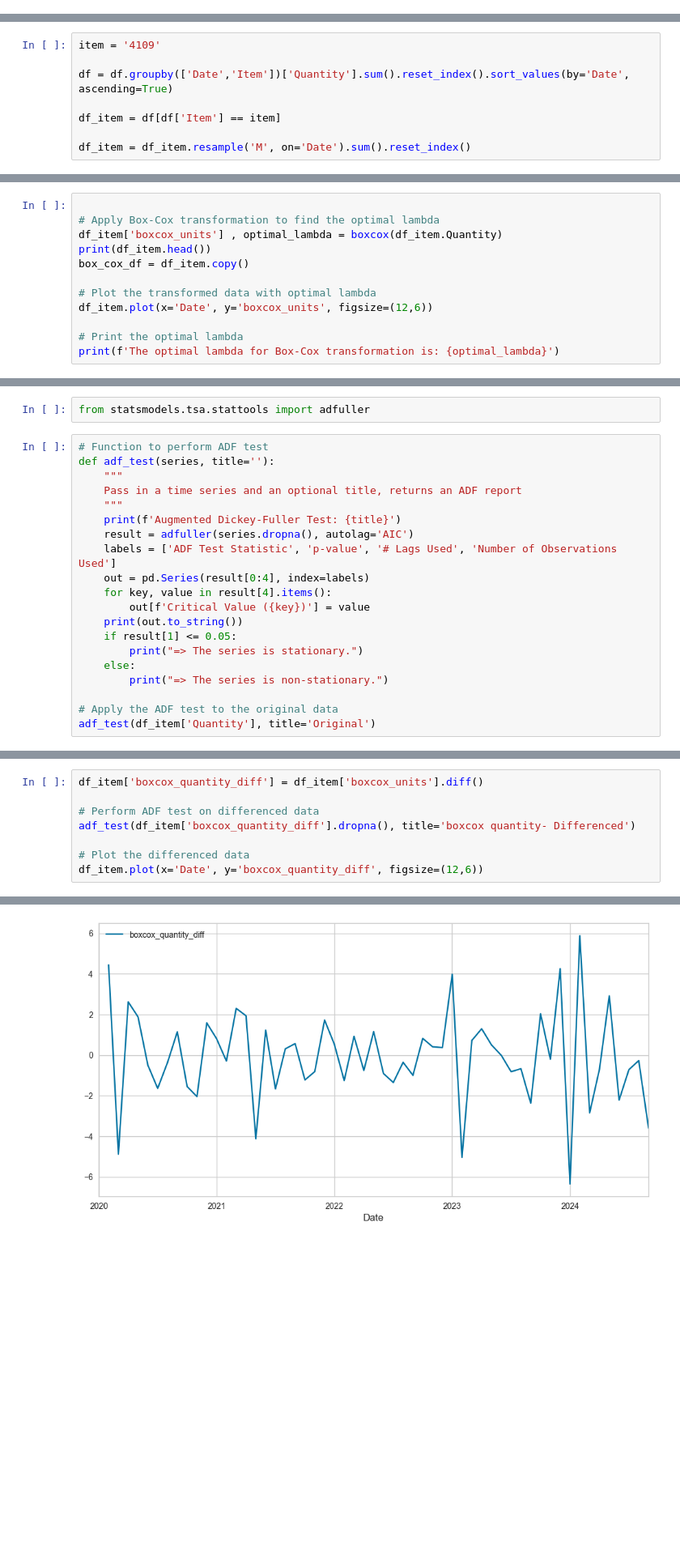
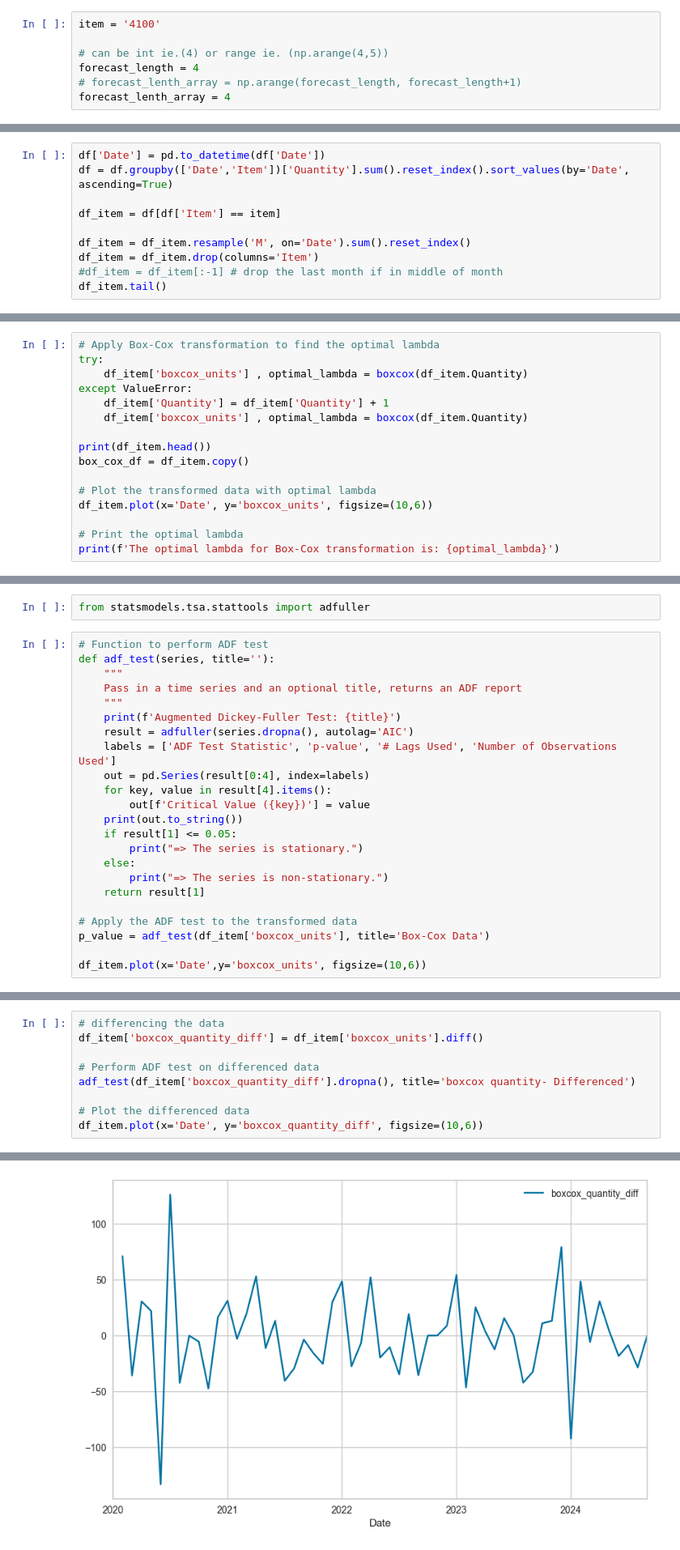
Before and after one commit to claytonshaw/Portfolio, a Jupyter notebook: Work/pycaret_forecasting.ipynb, the cells around one changed output, grey strips where cells are left out. Shown at 81% size. Drawn from its saved outputs; the diff is of its cells as text; blank space fills up the shorter version.

```diff
--- a/Work/pycaret_forecasting.ipynb
+++ b/Work/pycaret_forecasting.ipynb
@@ -6,0 +9,7 @@ df = pd.read_csv('Items Shipped by Item by Month.csv')
+# %%
+item = '4100'
+
+# can be int ie.(4) or range ie. (np.arange(4,5))
+forecast_length = 4
+# forecast_lenth_array = np.arange(forecast_length, forecast_length+1)
+forecast_lenth_array = 4
@@ -35,8 +46,10 @@ df['Date'] = pd.to_datetime(df['Date'])
 # %%
-item = '4109'
-
+df['Date'] = pd.to_datetime(df['Date'])
 df = df.groupby(['Date','Item'])['Quantity'].sum().reset_index().sort_values(by='Date', ascending=True)
 
 df_item = df[df['Item'] == item]
 
 df_item = df_item.resample('M', on='Date').sum().reset_index()
+df_item = df_item.drop(columns='Item')
+#df_item = df_item[:-1] # drop the last month if in middle of month
+df_item.tail()
@@ -66,14 +73,18 @@ unchanged_df = df_item.copy()
 # %%
 from scipy.stats import boxcox
 # %%
+# Apply Box-Cox transformation to find the optimal lambda
+try:
+    df_item['boxcox_units'] , optimal_lambda = boxcox(df_item.Quantity)
+except ValueError:
+    df_item['Quantity'] = df_item['Quantity'] + 1
+    df_item['boxcox_units'] , optimal_lambda = boxcox(df_item.Quantity)
 
-# Apply Box-Cox transformation to find the optimal lambda
-df_item['boxcox_units'] , optimal_lambda = boxcox(df_item.Quantity)
 print(df_item.head())
 box_cox_df = df_item.copy()
 
 # Plot the transformed data with optimal lambda
-df_item.plot(x='Date', y='boxcox_units', figsize=(12,6))
+df_item.plot(x='Date', y='boxcox_units', figsize=(10,6))
 
 # Print the optimal lambda
 print(f'The optimal lambda for Box-Cox transformation is: {optimal_lambda}')
@@ -122,7 +133,10 @@ def adf_test(series, title=''):
         print("=> The series is stationary.")
     else:
         print("=> The series is non-stationary.")
+    return result[1]
 
-# Apply the ADF test to the original data
-adf_test(df_item['Quantity'], title='Original')
+# Apply the ADF test to the transformed data
+p_value = adf_test(df_item['boxcox_units'], title='Box-Cox Data')
+
+df_item.plot(x='Date',y='boxcox_units', figsize=(10,6))
 # %% [output]
@@ -138,10 +156,11 @@ Critical Value (10%)          -2.595137e+00
 # %%
+# differencing the data
 df_item['boxcox_quantity_diff'] = df_item['boxcox_units'].diff()
 
 # Perform ADF test on differenced data
 adf_test(df_item['boxcox_quantity_diff'].dropna(), title='boxcox quantity- Differenced')
 
 # Plot the differenced data
-df_item.plot(x='Date', y='boxcox_quantity_diff', figsize=(12,6))
+df_item.plot(x='Date', y='boxcox_quantity_diff', figsize=(10,6))
 # %% [output]
 Augmented Dickey-Fuller Test: boxcox quantity- Differenced
@@ -150,11 +169,11 @@ p-value                        9.366171e-07
 # Lags Used                    9.000000e+00
 Number of Observations Used    4.600000e+01
 Critical Value (1%)           -3.581258e+00
 Critical Value (5%)           -2.926785e+00
 Critical Value (10%)          -2.601541e+00
 => The series is stationary.
 <Axes: xlabel='Date'>
-[figure, old version]
+[figure, new version]
 # %% [markdown]
 ## Benchmarking
 # %% [markdown]
```
Also changed, not shown: parts of 44 cells of this notebook.
